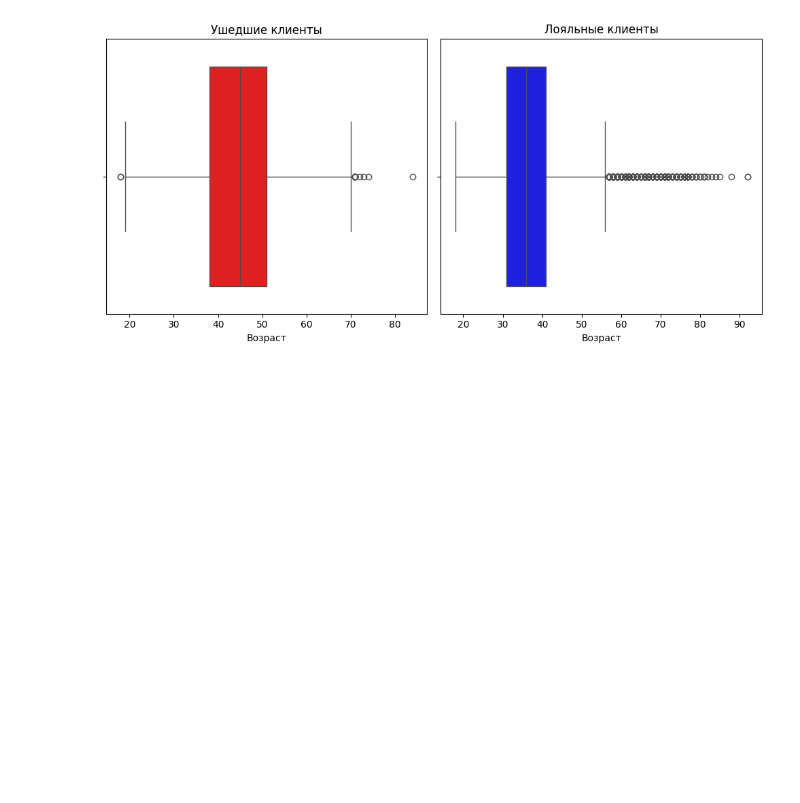
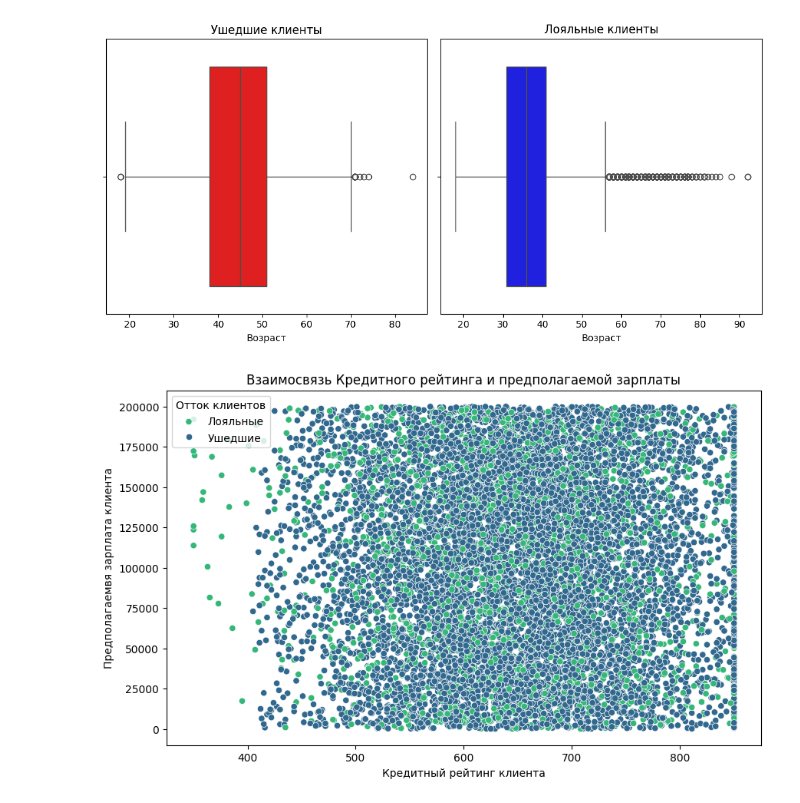
Before and after one commit to Kattybond25/IDE, a Jupyter notebook: Bank/Bank.ipynb, the cells around one changed output. Drawn from its saved outputs; the diff is of its cells as text; code cells hidden in the pictures; blank space fills up the shorter version.

Commit message:
bank2

```diff
--- a/Bank/Bank.ipynb
+++ b/Bank/Bank.ipynb
@@ -132,0 +129,18 @@ plt.show()
+# %%
+#Задание 5
+# Постройте график, который показывает взаимосвязь кредитного рейтинга клиента и его предполагаемой зарплаты.
+# Добавьте расцветку по признаку оттока клиентов. Какова взаимосвязь между признаками? Если не видите явной взаимосвязи, укажите это.
+import pandas as pd
+import matplotlib.pyplot as plt
+import seaborn as sns
+clients_base=pd.read_csv('C:/Users/HONOR/OneDrive/Рабочий стол/IDE/Bank/churn.csv', sep=',')
+plt.figure(figsize=(10,6))
+sns.scatterplot(x='CreditScore', y='EstimatedSalary', data=clients_base, hue='Exited', palette='viridis')
+plt.xlabel('Кредитный рейтинг клиента')
+plt.ylabel('Предполагаемвя зарплата клиента')
+plt.title('Взаимосвязь Кредитного рейтинга и предполагаемой зарплаты')
+plt.legend(title='Отток клиентов', labels=['Лояльные', 'Ушедшие'])
+plt.show()
+#Выводы:Явной взаимосвязи нет, распределние довольно хаотичное.
+# %% [output]
+[figure, added]
```
Also changed, not shown: parts of 6 cells of this notebook.
